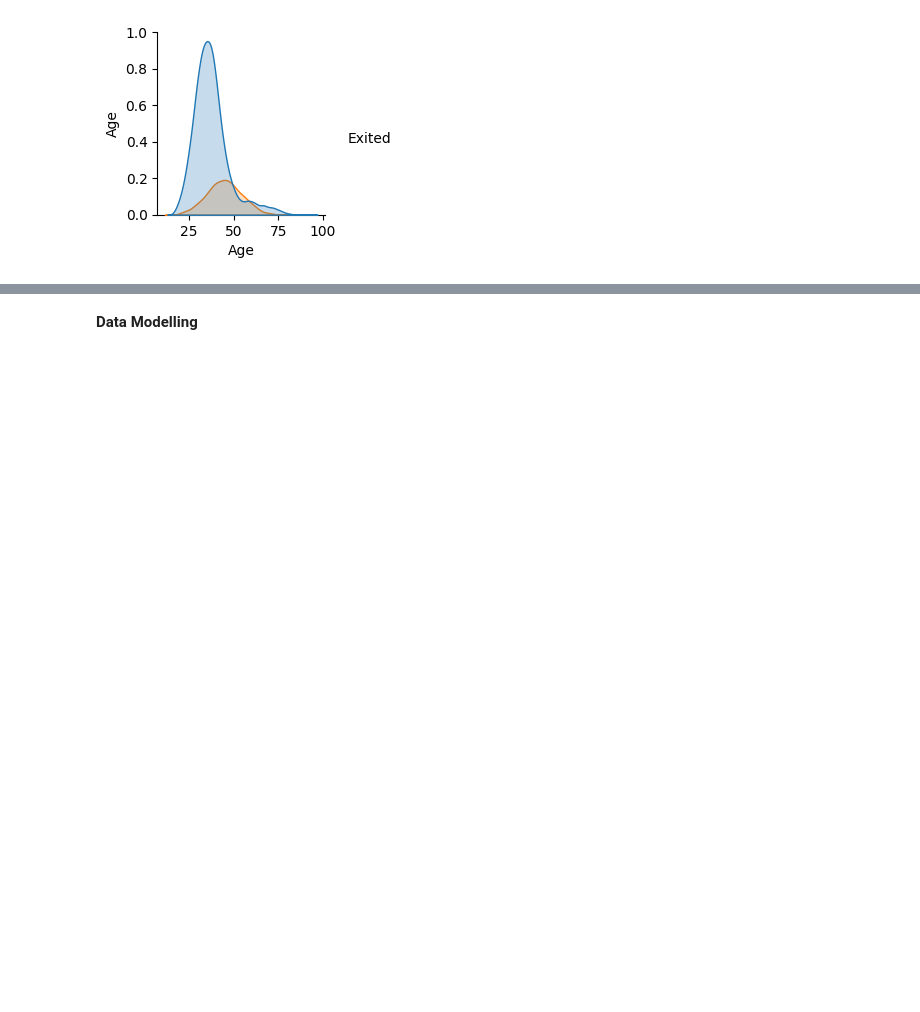
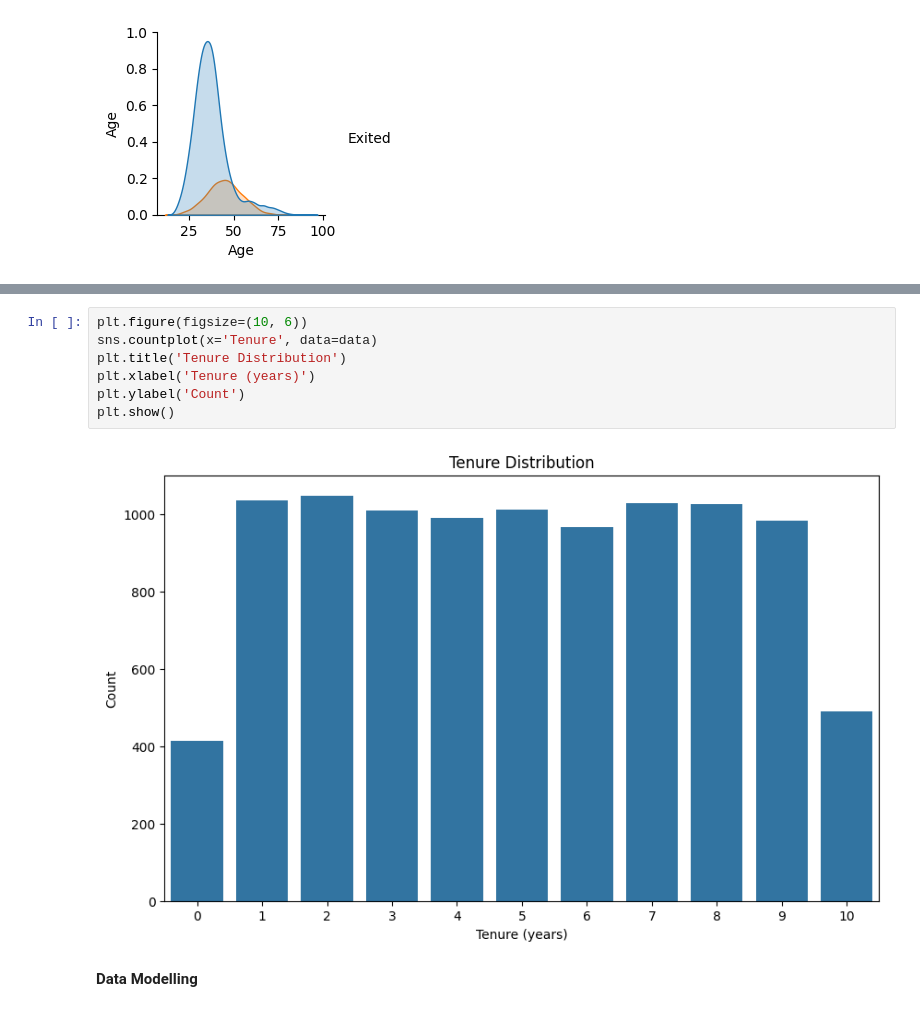
Before and after one commit to SID1060/DataGlimpse, a Jupyter notebook: Churn_Modelling.ipynb, the cells around one changed output, grey strips where cells are left out. Saved outputs shown, nothing was run; the diff lists cells and outputs as text; blank space fills up the shorter version.

```diff
--- a/Churn_Modelling.ipynb
+++ b/Churn_Modelling.ipynb
@@ -105,3 +126,12 @@ sns.pairplot(data[['Age', 'Exited']], hue='Exited')
+# %%
+plt.figure(figsize=(10, 6))
+sns.countplot(x='Tenure', data=data)
+plt.title('Tenure Distribution')
+plt.xlabel('Tenure (years)')
+plt.ylabel('Count')
+plt.show()
+# %% [output]
+[figure, added]
 # %% [markdown]
 **Data Modelling**
 # %%
```
Also changed, not shown: parts of 6 cells of this notebook.
